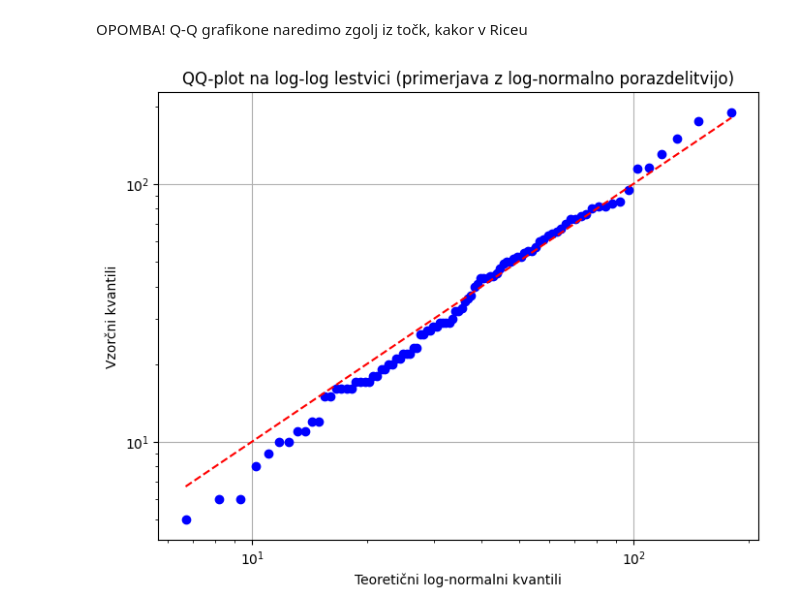
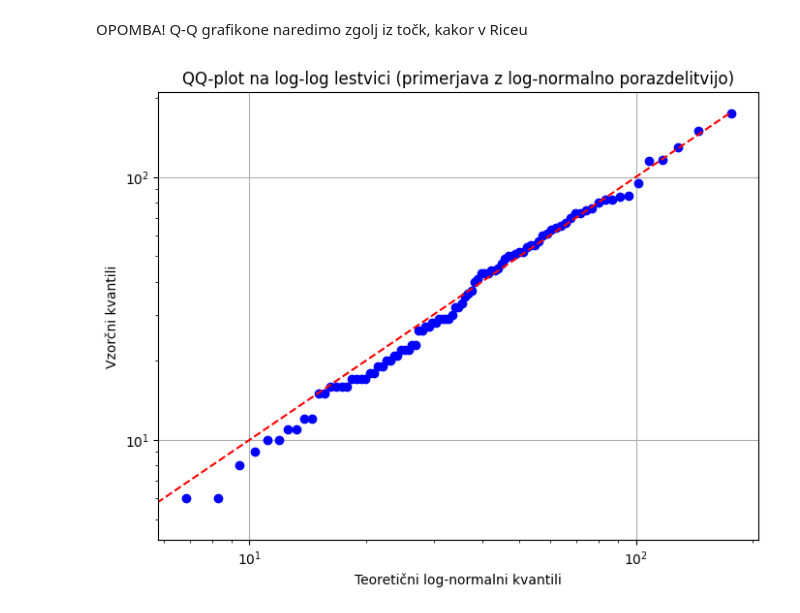
Before and after one commit to LukaLjevar/projektna_statistika, a Jupyter notebook: Hobotnice.ipynb, the cells around one changed output. Cells and saved outputs as stored; diff of their text form; code cells hidden in the pictures.

Commit message:
Popravil izračun primerjalnih kvantilnih diagramov.

```diff
--- a/Hobotnice.ipynb
+++ b/Hobotnice.ipynb
@@ -144,23 +144,23 @@ Q-Q grafikone naredimo zgolj iz točk, kakor v Riceu
 # %%
 podatki = pd.read_csv('Hobotnice.csv')
 
 # Pretvorimo v 1D array (94 vrednosti)
 vzorec = podatki.values.ravel()
 
 # Generiramo teoretične kvantile
 teoreticni_kvantili = stats.lognorm.ppf(
-    np.linspace(0.01, 0.99, len(vzorec)), s=phi, scale=np.exp(mu))
+    np.linspace(0, 1, len(vzorec)), s=phi, scale=np.exp(mu))
 
 # Narišemo na log-log skali
 plt.figure(figsize=(8, 6))
 plt.loglog(teoreticni_kvantili, np.sort(vzorec), 'bo')  # Log-log QQ-plot
 plt.loglog(teoreticni_kvantili, teoreticni_kvantili, 'r--')  # Referenčna črta
 
 
 plt.xlabel("Teoretični log-normalni kvantili")
 plt.ylabel("Vzorčni kvantili")
 plt.title("QQ-plot na log-log lestvici (primerjava z log-normalno porazdelitvijo)")
 plt.grid(True)
 plt.show()
 # %% [output]
-[figure, old version]
+[figure, new version]
```
